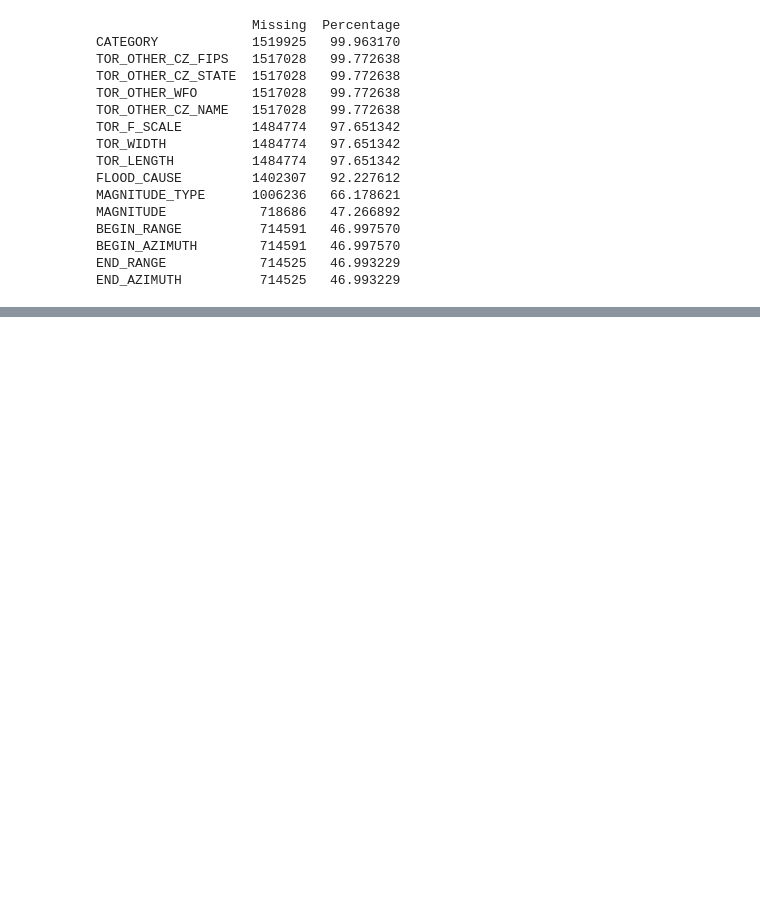
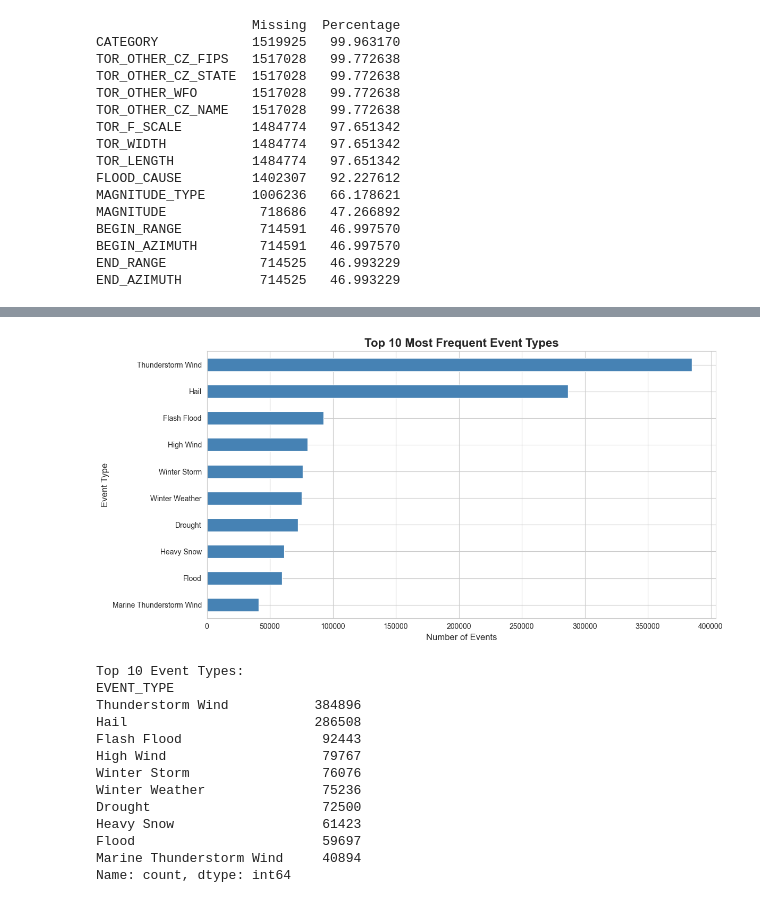
Before and after one commit to Lucasqrz1/us_extreme_weather_prediction, a Jupyter notebook: notebooks/01_data_exploration.ipynb, the cells around one changed output, grey strips where cells are left out. Drawn from its saved outputs; the diff is of its cells as text; code cells hidden in the pictures; blank space fills up the shorter version.

```diff
--- a/notebooks/01_data_exploration.ipynb
+++ b/notebooks/01_data_exploration.ipynb
@@ -87,0 +212,31 @@ END_AZIMUTH          714525   46.993229
+# %%
+# Cell 8: Top 10 event types
+top_events = df['EVENT_TYPE'].value_counts().head(10)
+
+plt.figure(figsize=(12, 6))
+top_events.plot(kind='barh', color='steelblue')
+plt.title('Top 10 Most Frequent Event Types', fontsize=16, fontweight='bold')
+plt.xlabel('Number of Events', fontsize=12)
+plt.ylabel('Event Type', fontsize=12)
+plt.gca().invert_yaxis()
+plt.tight_layout()
+plt.savefig('../images/02_top_event_types.png', dpi=300, bbox_inches='tight')
+plt.show()
+
+print("\nTop 10 Event Types:")
+print(top_events)
+# %% [output]
+[figure, added]
+Top 10 Event Types:
+EVENT_TYPE
+Thunderstorm Wind           384896
+Hail                        286508
+Flash Flood                  92443
+High Wind                    79767
+Winter Storm                 76076
+Winter Weather               75236
+Drought                      72500
+Heavy Snow                   61423
+Flood                        59697
+Marine Thunderstorm Wind     40894
+Name: count, dtype: int64
```
Also changed, not shown: parts of 7 cells of this notebook.
